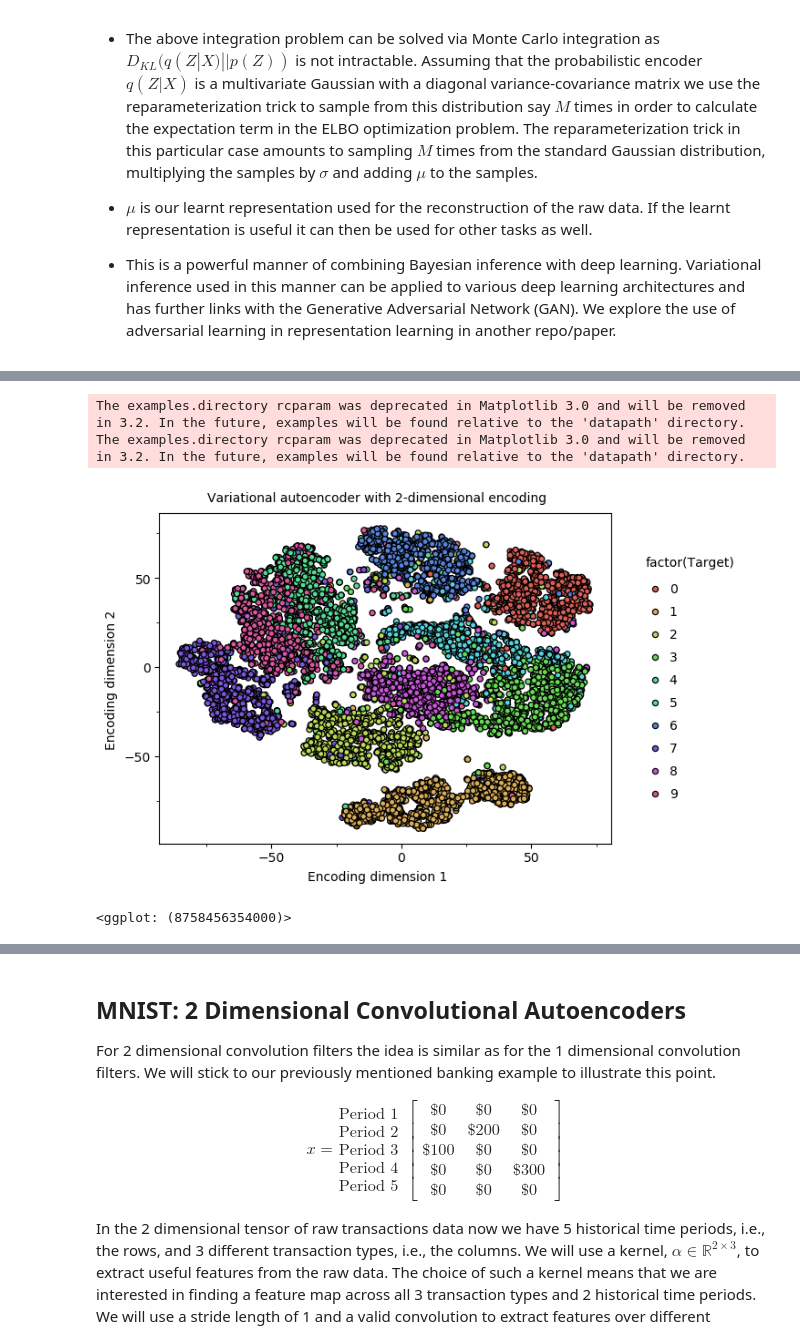
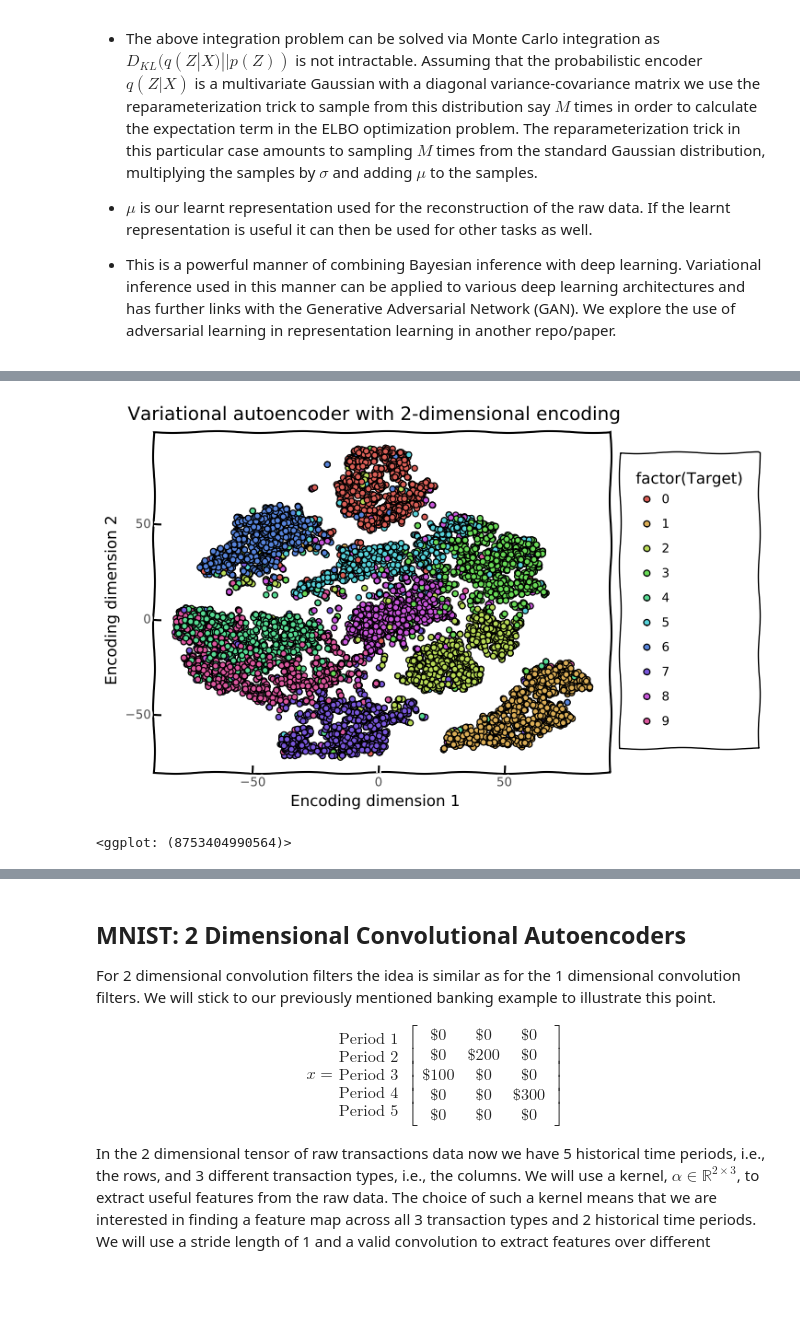
Before and after one commit to hamaadshah/autoencoders_pytorch, a Jupyter notebook: autoencoders.ipynb, the cells around one changed output, grey strips where cells are left out. Saved outputs shown, nothing was run; the diff lists cells and outputs as text; code cells hidden in the pictures; blank space fills up the shorter version.

```diff
--- a/autoencoders.ipynb
+++ b/autoencoders.ipynb
@@ -1452,9 +1417,13 @@ for epoch in tqdm(iterable=range(num_epochs)):
             size=(X.size(dim=0), variational_autoencoder.num_encoding)
         ).to(device=device)
 
-        decoding, mu, log_sigma = variational_autoencoder.forward(x=X, prior=prior)
+        out = variational_autoencoder.forward(x=X, prior=prior)
         train_loss = variational_autoencoder.vae_loss(
-            y_true=X, y_pred=decoding, mu=mu, log_sigma=log_sigma, beta=beta
+            y_true=X,
+            y_pred=out["decoding"],
+            mu=out["mu"],
+            log_sigma=out["log_sigma"],
+            beta=beta,
         )
 
         optimizer.zero_grad(set_to_none=True)
@@ -1470,21 +1439,25 @@ for epoch in tqdm(iterable=range(num_epochs)):
             prior = torch.randn(
                 size=(X.size(dim=0), variational_autoencoder.num_encoding)
             ).to(device=device)
-            decoding, mu, log_sigma = variational_autoencoder.forward(x=X, prior=prior)
+            out = variational_autoencoder.forward(x=X, prior=prior)
             test_loss = variational_autoencoder.vae_loss(
-                y_true=X, y_pred=decoding, mu=mu, log_sigma=log_sigma, beta=beta
+                y_true=X,
+                y_pred=out["decoding"],
+                mu=out["mu"],
+                log_sigma=out["log_sigma"],
+                beta=beta,
             )
             test_loss = test_loss.item()
             epoch_test_loss.append(test_loss)
     loss_history.loc[epoch, "test_loss"] = np.mean(a=epoch_test_loss)
 
+    del out
+    del prior
     del X
-    del decoding
     del train_loss
     del test_loss
     del epoch_train_loss
     del epoch_test_loss
-
     gc.collect()
 # %%
 pipe_variational_autoencoder = Pipeline(
@@ -1531,43 +1580,40 @@ The accuracy score for the MNIST classification task with a variational autoenco
 # %%
 tsne = TSNE(n_components=2)
 with torch.no_grad():
+    out = variational_autoencoder.feature_extractor(
+        x=torch.FloatTensor(data=x_test.reshape(x_test.shape[0], -1)).to(device=device)
+    )
     test_encoded_df = pd.DataFrame(
         data=tsne.fit_transform(
-            X=variational_autoencoder.feature_extractor(
-                x=torch.FloatTensor(data=x_test.reshape(x_test.shape[0], -1)).to(
-                    device=device
-                )
-            )
+            X=(out["mu"] + (torch.exp(input=out["log_sigma"] / 2) * norm.ppf(q=0.5)))
             .cpu()
             .numpy()
         ),
         columns=["Encoding_1", "Encoding_2"],
     )
 test_encoded_df["Target"] = y_test
 
 cluster_plot = (
     plotnine.ggplot(data=test_encoded_df)
     + plotnine.geom_point(
         mapping=plotnine.aes(x="Encoding_1", y="Encoding_2", fill="factor(Target)"),
         size=2,
         color="black",
     )
     + plotnine.xlab(xlab="Encoding dimension 1")
     + plotnine.ylab(ylab="Encoding dimension 2")
     + plotnine.ggtitle(title="Variational autoencoder with 2-dimensional encoding")
-    + plotnine.theme_matplotlib()
+    + plotnine.theme_xkcd()
 )
 cluster_plot.save(
-    filename=project_path + "variational_autoencoders_plot.png",
+    filename=outputs_path + "variational_autoencoders_plot.png",
     height=6,
     width=8,
 )
 cluster_plot
 # %% [output]
+[figure, new version]
-The examples.directory rcparam was deprecated in Matplotlib 3.0 and will be removed in 3.2. In the future, examples will be found relative to the 'datapath' directory.
-The examples.directory rcparam was deprecated in Matplotlib 3.0 and will be removed in 3.2. In the future, examples will be found relative to the 'datapath' directory.
+<ggplot: (8753404990564)>
-[figure, old version]
-<ggplot: (8758456354000)>
 # %%
 n = 30
 data_size = 28
```
Also changed, not shown: parts of 22 cells of this notebook, 15 other files.
